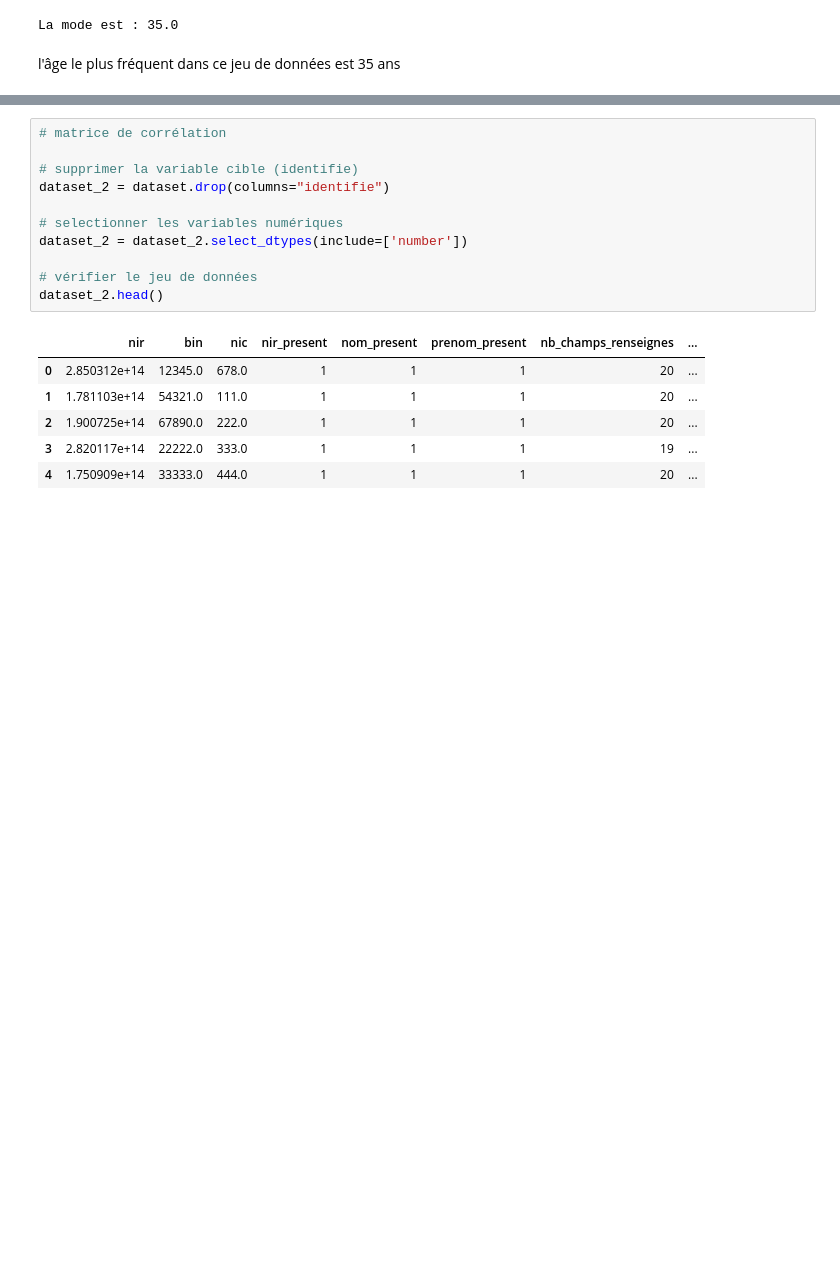
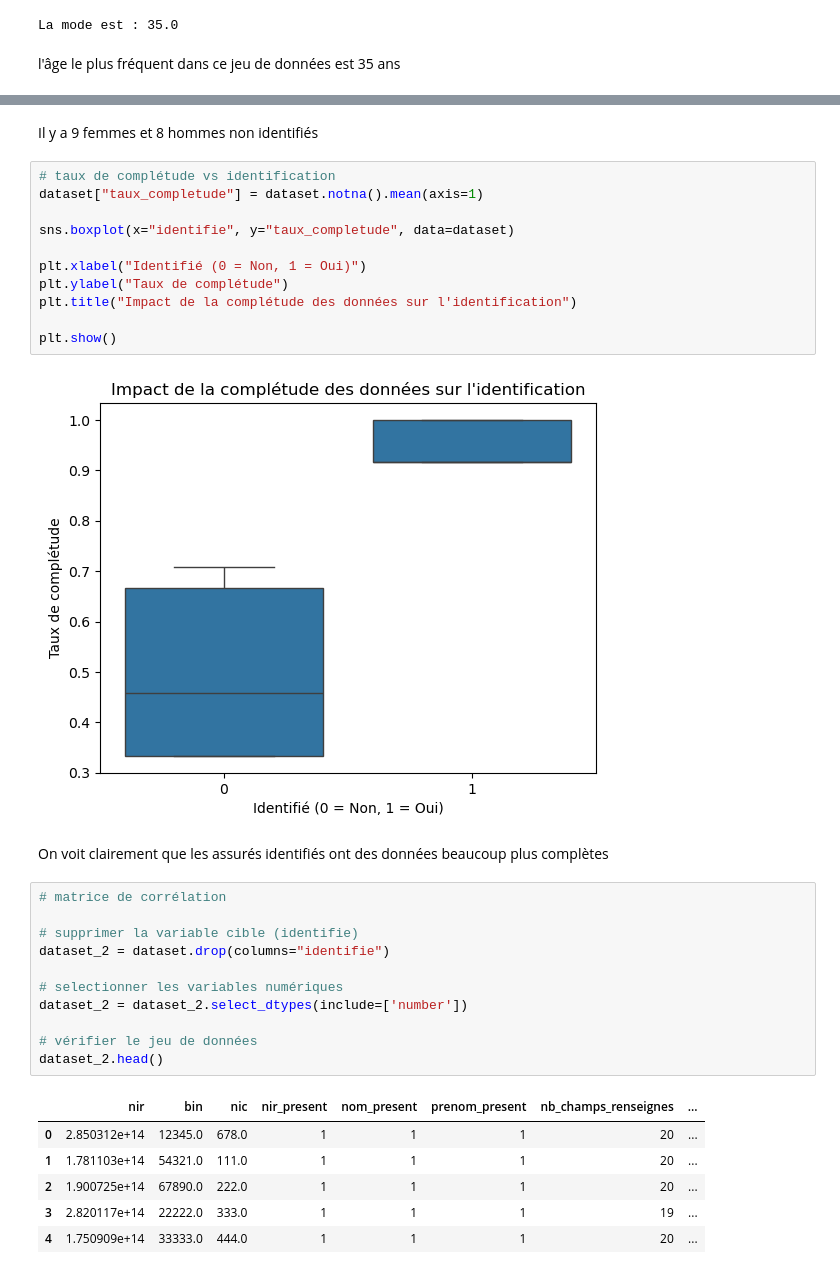
Before and after one commit to AlexAlkhatib/intelligent-insured-identification, a Jupyter notebook: Notebook.ipynb, the cells around one changed output, grey strips where cells are left out. Cells and saved outputs as stored; diff of their text form; blank space fills up the shorter version.

```diff
--- a/Notebook.ipynb
+++ b/Notebook.ipynb
@@ -228,3 +249,20 @@ l'âge le plus fréquent dans ce jeu de données est 35 ans
+# %% [markdown]
+Il y a 9 femmes et 8 hommes non identifiés
+# %%
+# taux de complétude vs identification
+dataset["taux_completude"] = dataset.notna().mean(axis=1)
+
+sns.boxplot(x="identifie", y="taux_completude", data=dataset)
+
+plt.xlabel("Identifié (0 = Non, 1 = Oui)")
+plt.ylabel("Taux de complétude")
+plt.title("Impact de la complétude des données sur l'identification")
+
+plt.show()
+# %% [output]
+[figure, added]
+# %% [markdown]
+On voit clairement que les assurés identifiés ont des données beaucoup plus complètes
 # %%
 # matrice de corrélation
 
```
Also changed, not shown: parts of 4 cells of this notebook, 2 other files.
